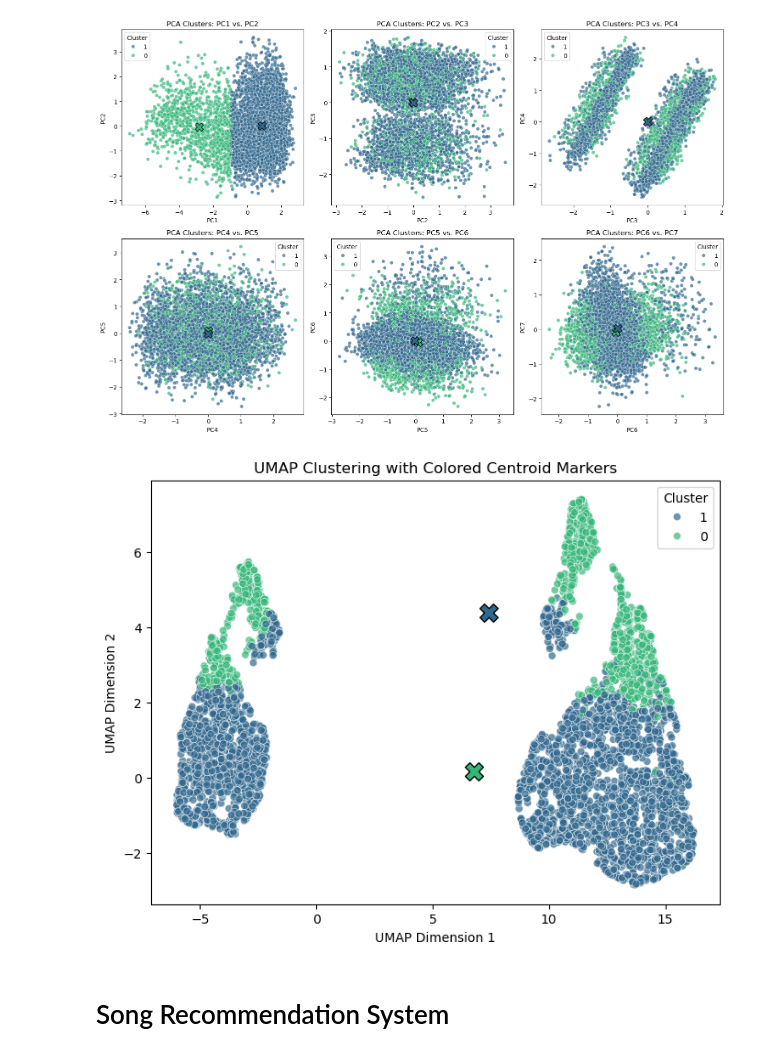
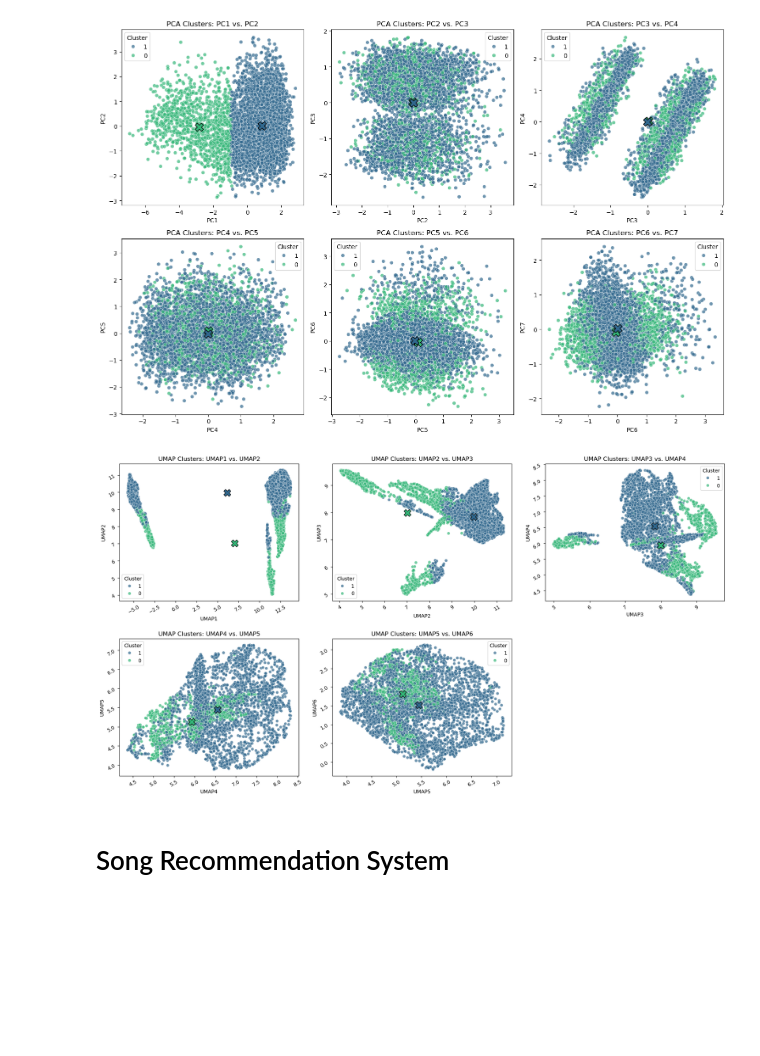
Before and after one commit to Tserrof7/Whats-Your-Jam-Final-Project, a Jupyter notebook: spotify.ipynb, the cells around one changed output. Saved outputs shown, nothing was run; the diff lists cells and outputs as text; code cells hidden in the pictures; blank space fills up the shorter version.

```diff
--- a/spotify.ipynb
+++ b/spotify.ipynb
@@ -201,35 +204,56 @@ plt.tight_layout()
 plt.show()
 # %% [output]
 [figure]
-# %%
-# Compute centroids for each cluster in UMAP space
-centroids = umap_df.groupby("Cluster")[["UMAP1", "UMAP2"]].mean()
-
-# Define unique colors for centroids
-cluster_palette = sns.color_palette("viridis", len(centroids))
-
-# Visualize UMAP clustering
-plt.figure(figsize=(8,6))
-sns.scatterplot(
-    x=umap_df["UMAP1"],
-    y=umap_df["UMAP2"],
-    hue=umap_df["Cluster"].astype(str),
-    palette="viridis",
-    alpha=0.7
-)
-
-# Overlay centroids with matching cluster colors, without legends
-for idx, (cluster, row) in enumerate(centroids.iterrows()):
-    plt.scatter(row["UMAP1"], row["UMAP2"],
-                marker="X", s=200,
-                c=[cluster_palette[idx]], edgecolors="black")
-
-plt.xlabel("UMAP Dimension 1")
-plt.ylabel("UMAP Dimension 2")
-plt.title("UMAP Clustering with Colored Centroid Markers")
-plt.show()
-# %% [output]
-[figure, removed]
+# %%
+import matplotlib.pyplot as plt
+import seaborn as sns
+
+# Define UMAP component pairs to visualize
+umap_pairs = [("UMAP1", "UMAP2"), ("UMAP2", "UMAP3"), ("UMAP3", "UMAP4"), ("UMAP4", "UMAP5"), ("UMAP5", "UMAP6")]
+
+# Create subplots dynamically based on number of pairs
+fig, axes = plt.subplots(2, 3, figsize=(18, 10))  # Adjusted figure size
+axes = axes.flatten()
+
+for i, (umap_x, umap_y) in enumerate(umap_pairs):
+    ax = axes[i]
+
+    # Scatter plot of UMAP clusters
+    sns.scatterplot(
+        x=umap_df[umap_x],
+        y=umap_df[umap_y],
+        hue=umap_df["Cluster"].astype(str),
+        palette="viridis",
+        alpha=0.7,
+        ax=ax
+    )
+
+    # Compute centroids
+    centroids = umap_df.groupby("Cluster")[[umap_x, umap_y]].mean()
+
+    # Extract cluster colors from the scatter plot
+    cluster_palette = dict(zip(umap_df["Cluster"].unique(), sns.color_palette("viridis", len(umap_df["Cluster"].unique()))))
+
+    # Plot centroids with matching cluster colors
+    for cluster, row in centroids.iterrows():
+        ax.scatter(row[umap_x], row[umap_y], marker="X", s=200, c=[cluster_palette[cluster]], edgecolors="black")
+
+    ax.set_xlabel(umap_x)
+    ax.set_ylabel(umap_y)
+    ax.set_title(f"UMAP Clusters: {umap_x} vs. {umap_y}")
+
+    # Reduce overlapping text labels
+    ax.tick_params(axis="x", rotation=30)
+    ax.tick_params(axis="y", rotation=30)
+
+# Remove extra empty subplot if needed
+for j in range(i+1, len(axes)):
+    fig.delaxes(axes[j])
+
+plt.tight_layout(pad=2.0)  # Improve spacing
+plt.show()
+# %% [output]
+[figure, added]
 # %% [markdown]
 # Song Recommendation System
 # %%
```
Also changed, not shown: parts of 2 cells of this notebook.
